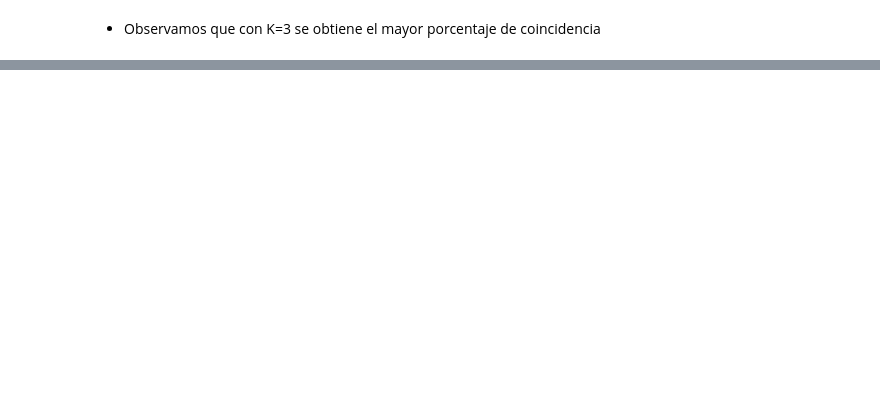
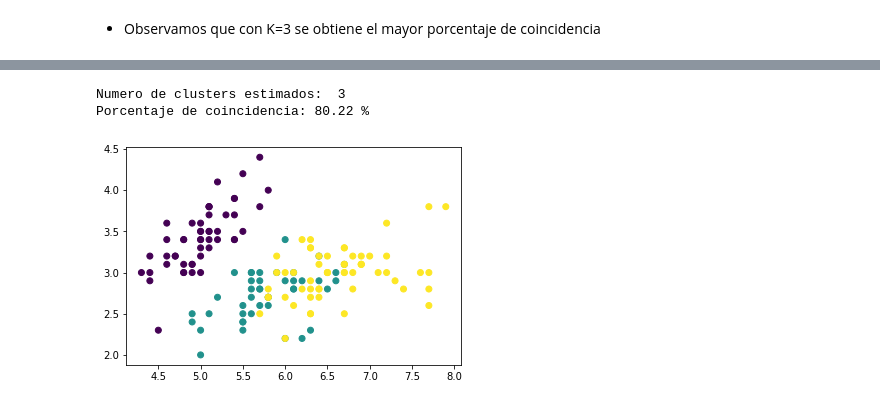
Before and after one commit to CimimUxMaio/CursoML, a Jupyter notebook: unidad-6-sklearn-no-supervisado/resumen.ipynb, the cells around one changed output, grey strips where cells are left out. Drawn from its saved outputs; the diff is of its cells as text; code cells hidden in the pictures; blank space fills up the shorter version.

Commit message:
unidad-6-sklearn-no-supervisado

```diff
--- a/unidad-6-sklearn-no-supervisado/resumen.ipynb
+++ b/unidad-6-sklearn-no-supervisado/resumen.ipynb
@@ -105,0 +133,22 @@ plt.show()
+# %%
+from sklearn.cluster import AffinityPropagation
+
+classifier = AffinityPropagation(preference=-50, random_state=None)
+classifier.fit(data)
+
+cluster_centers_indices = classifier.cluster_centers_indices_
+labels = classifier.labels_
+
+print("Numero de clusters estimados: ", len(cluster_centers_indices))
+
+predictions = classifier.predict(data)
+
+score = metrics.adjusted_rand_score(iris.target, predictions) * 100
+print("Porcentaje de coincidencia: %.2f %%" % score)
+
+plt.scatter(data[:, 0], data[:, 1], c=predictions)
+plt.show()
+# %% [output]
+Numero de clusters estimados:  3
+Porcentaje de coincidencia: 80.22 %
+[figure, added]
```
Also changed, not shown: parts of 48 cells of this notebook.
